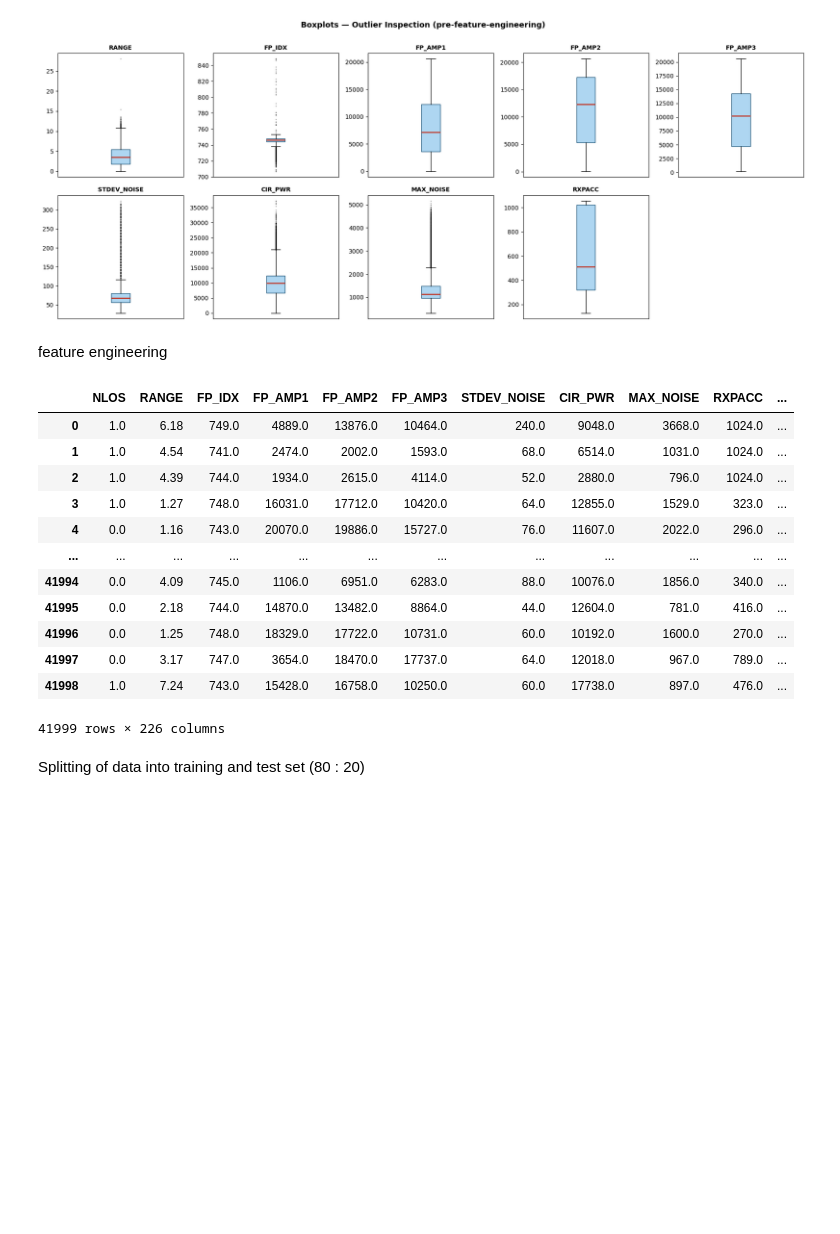
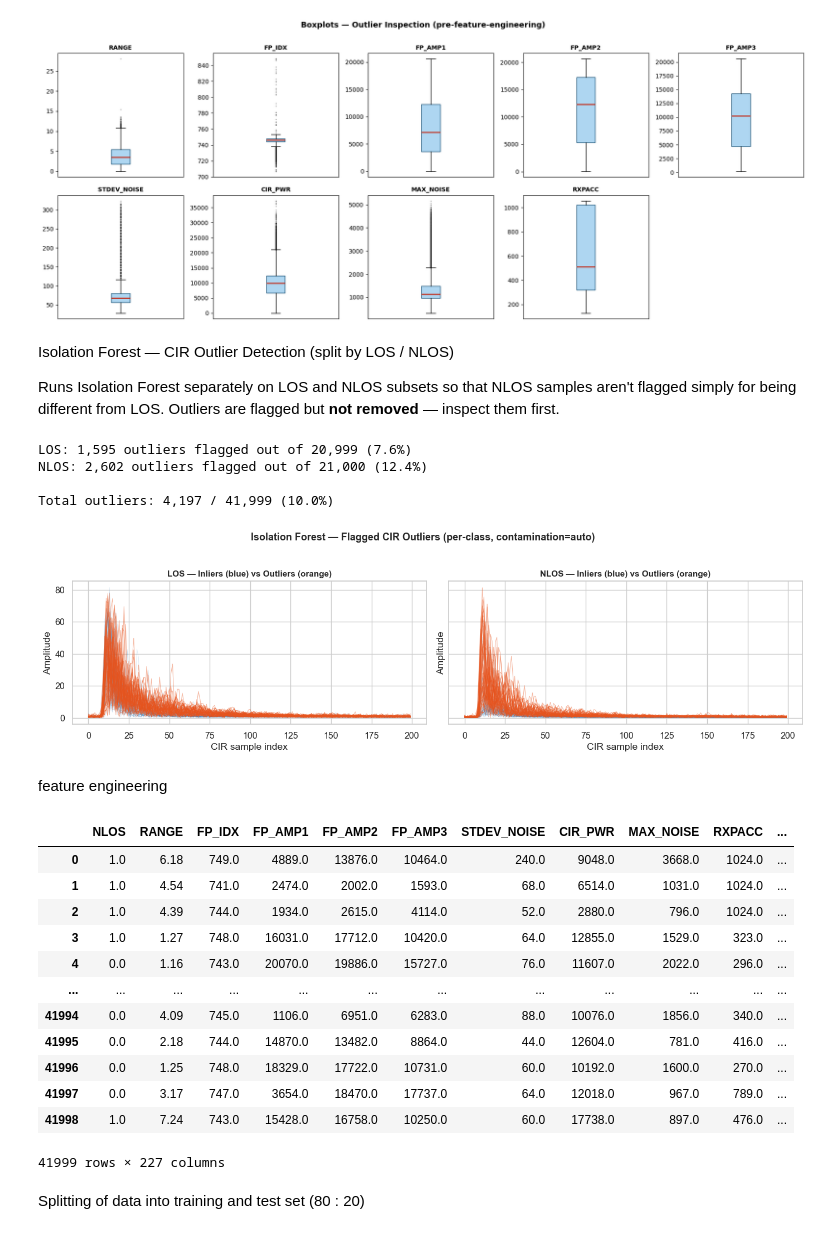
Before and after one commit to wymenlim/CSC3105, a Jupyter notebook: code/preprocessing.ipynb, the cells around one changed output. Saved outputs shown, nothing was run; the diff lists cells and outputs as text; code cells hidden in the pictures; blank space fills up the shorter version.

Commit message:
using isolation forest to detect outliers. (no change to dataset as of now. just detecting outliers)

```diff
--- a/code/preprocessing.ipynb
+++ b/code/preprocessing.ipynb
@@ -216,6 +216,61 @@ CIR_PWR             6727.00   12443.00    5716.00   -1847.00   21017.00        9
 MAX_NOISE            961.00    1488.00     527.00     170.50    2278.50      2,965   7.06%
 RXPACC               318.00    1024.00     706.00    -741.00    2083.00          0   0.00%
 [figure]
+# %% [markdown]
+Isolation Forest — CIR Outlier Detection (split by LOS / NLOS)
+
+Runs Isolation Forest separately on LOS and NLOS subsets so that NLOS samples aren't flagged simply for being different from LOS. Outliers are flagged but **not removed** — inspect them first.
+# %%
+from sklearn.ensemble import IsolationForest
+import matplotlib.pyplot as plt
+
+cir_data = df[cir_cols].to_numpy()
+nlos_labels = df["NLOS"].to_numpy().astype(int)
+
+# Run Isolation Forest separately on each class
+df["is_outlier"] = 0
+
+for label, name in [(0, "LOS"), (1, "NLOS")]:
+    mask = nlos_labels == label
+    iso = IsolationForest(contamination="auto", random_state=42, n_jobs=-1)
+    preds = iso.fit_predict(cir_data[mask])
+    outlier_idx = df.index[mask][preds == -1]
+    df.loc[outlier_idx, "is_outlier"] = 1
+    print(f"{name}: {len(outlier_idx):,} outliers flagged "
+          f"out of {mask.sum():,} ({100 * len(outlier_idx) / mask.sum():.1f}%)")
+
+total_outliers = df["is_outlier"].sum()
+print(f"\nTotal outliers: {total_outliers:,} / {len(df):,} ({100 * total_outliers / len(df):.1f}%)")
+
+# ── Visualise: overlay a few outlier vs inlier CIR curves ────────────────────
+fig, axes = plt.subplots(1, 2, figsize=(14, 4), sharey=True)
+
+for ax, (label, name) in zip(axes, [(0, "LOS"), (1, "NLOS")]):
+    subset = df[df["NLOS"] == label]
+    inliers  = subset[subset["is_outlier"] == 0][cir_cols].to_numpy()
+    outliers = subset[subset["is_outlier"] == 1][cir_cols].to_numpy()
+
+    # plot a random sample of each for readability
+    rng = np.random.default_rng(42)
+    for row in inliers[rng.choice(len(inliers), size=min(50, len(inliers)), replace=False)]:
+        ax.plot(row, color="#2171B5", alpha=0.15, linewidth=0.6)
+    for row in outliers[rng.choice(len(outliers), size=min(50, len(outliers)), replace=False)]:
+        ax.plot(row, color="#E8541E", alpha=0.4, linewidth=0.8)
+
+    ax.set_title(f"{name} — Inliers (blue) vs Outliers (orange)", fontsize=11, fontweight="bold")
+    ax.set_xlabel("CIR sample index")
+    ax.set_ylabel("Amplitude")
+
+plt.suptitle("Isolation Forest — Flagged CIR Outliers (per-class, contamination=auto)",
+             fontsize=13, fontweight="bold", y=1.03)
+plt.tight_layout()
+plt.show()
+# %% [output]
+LOS: 1,595 outliers flagged out of 20,999 (7.6%)
+NLOS: 2,602 outliers flagged out of 21,000 (12.4%)
+
+Total outliers: 4,197 / 41,999 (10.0%)
+[figure, added]
 # %% [markdown]
 feature engineering
 # %%
@@ -269,7 +324,7 @@ df
 | 41996 | 0.0 | 1.25 | 748.0 | 18329.0 | 17722.0 | 10731.0 | 60.0 | 10192.0 | 1600.0 | 270.0 | ... |
 | 41997 | 0.0 | 3.17 | 747.0 | 3654.0 | 18470.0 | 17737.0 | 64.0 | 12018.0 | 967.0 | 789.0 | ... |
 | 41998 | 1.0 | 7.24 | 743.0 | 15428.0 | 16758.0 | 10250.0 | 60.0 | 17738.0 | 897.0 | 476.0 | ... |
-41999 rows × 226 columns
+41999 rows × 227 columns
 # %% [markdown]
 Splitting of data into training and test set (80 : 20)
 # %%
```
